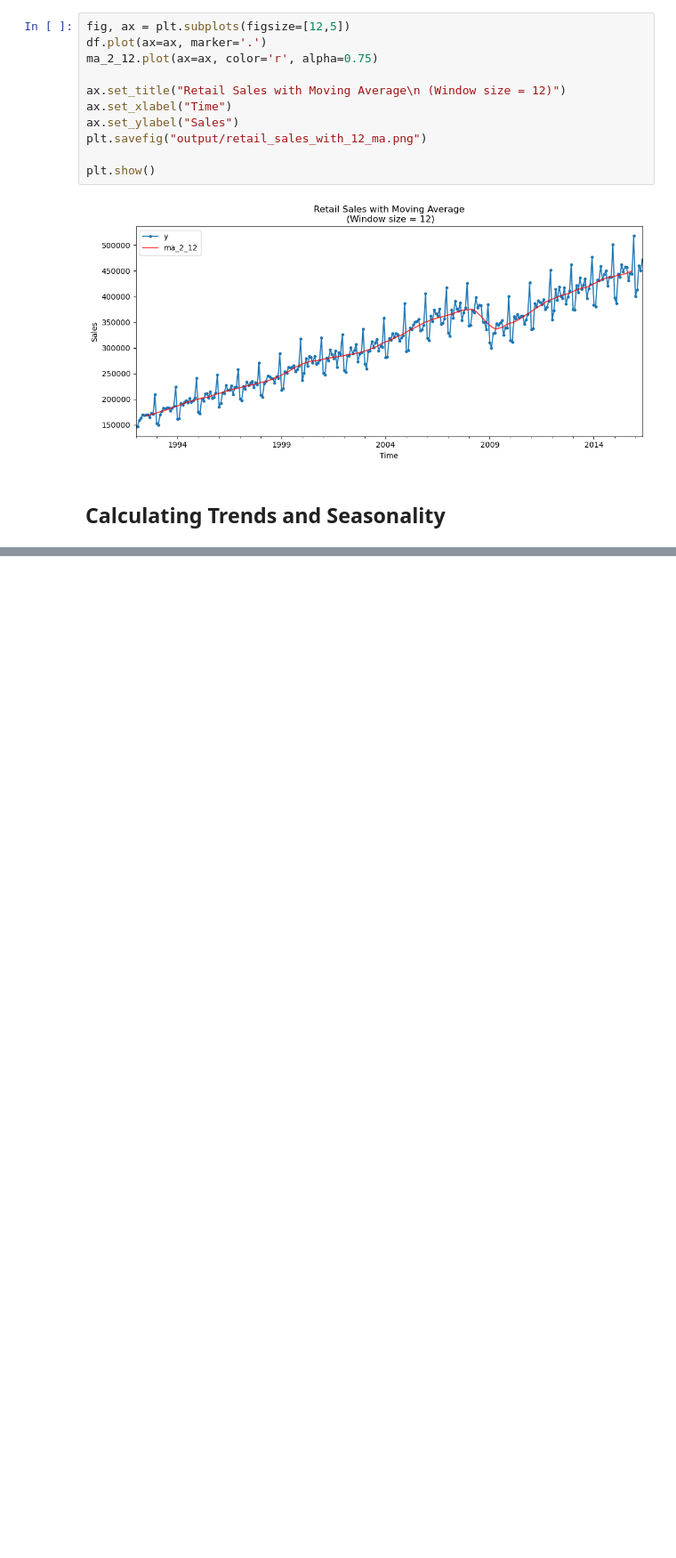
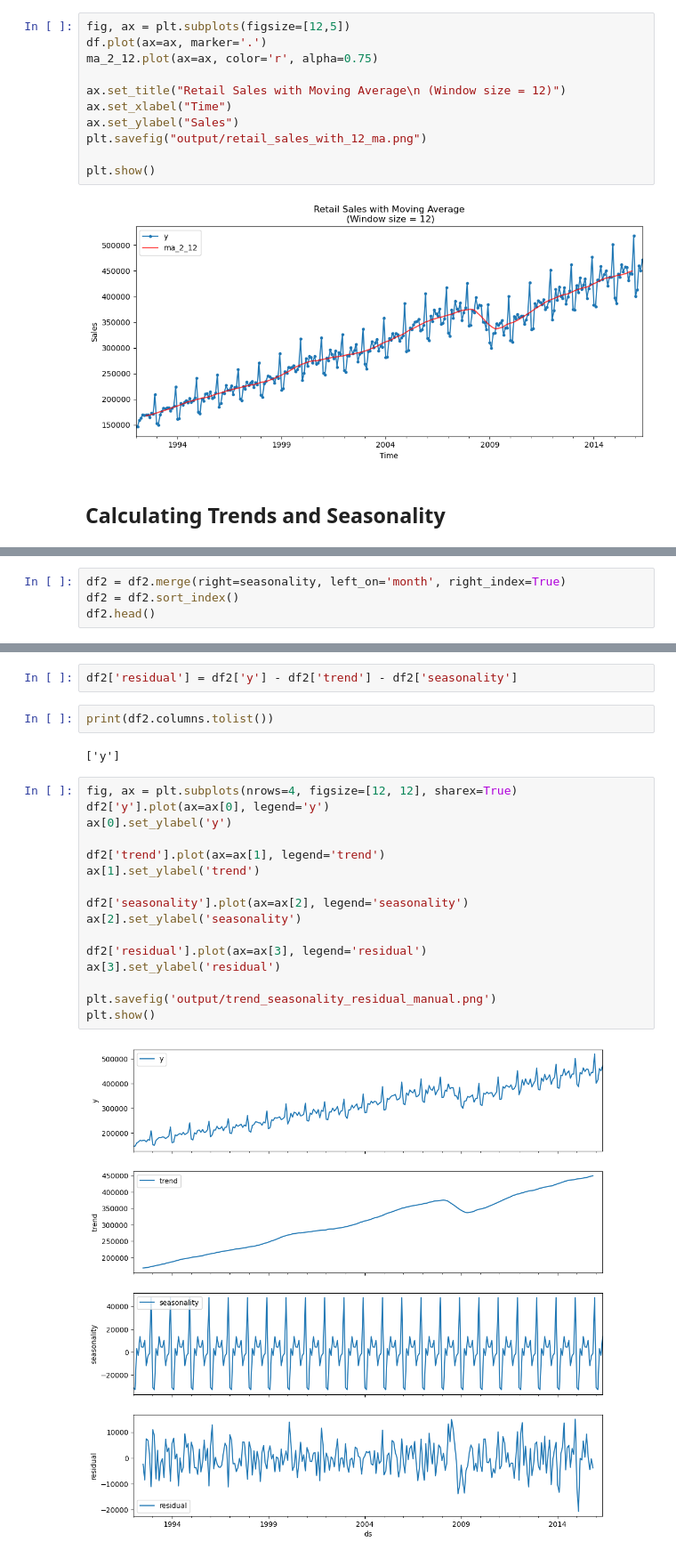
Before and after one commit to Htet-Khant-Linn/STAT_303_-Time_Series_Analysis, a Jupyter notebook: In-Class Exercise/Week_4/2026-02-23_Moving-Average.ipynb, the cells around one changed output, grey strips where cells are left out. Shown at 89% size. Saved outputs shown, nothing was run; the diff lists cells and outputs as text; blank space fills up the shorter version.

```diff
--- a/In-Class Exercise/Week_4/2026-02-23_Moving-Average.ipynb
+++ b/In-Class Exercise/Week_4/2026-02-23_Moving-Average.ipynb
@@ -127,0 +204,4 @@ plt.show()
+# %%
+df2 = df2.merge(right=seasonality, left_on='month', right_index=True)
+df2 = df2.sort_index()
+df2.head()
@@ -127,0 +216,24 @@ plt.show()
+# %%
+df2['residual'] = df2['y'] - df2['trend'] - df2['seasonality']
+# %%
+print(df2.columns.tolist())
+# %% [output]
+['y']
+# %%
+fig, ax = plt.subplots(nrows=4, figsize=[12, 12], sharex=True)
+df2['y'].plot(ax=ax[0], legend='y')
+ax[0].set_ylabel('y')
+
+df2['trend'].plot(ax=ax[1], legend='trend')
+ax[1].set_ylabel('trend')
+
+df2['seasonality'].plot(ax=ax[2], legend='seasonality')
+ax[2].set_ylabel('seasonality')
+
+df2['residual'].plot(ax=ax[3], legend='residual')
+ax[3].set_ylabel('residual')
+
+plt.savefig('output/trend_seasonality_residual_manual.png')
+plt.show()
+# %% [output]
+[figure, added]
```
Also changed, not shown: parts of 11 cells of this notebook.
